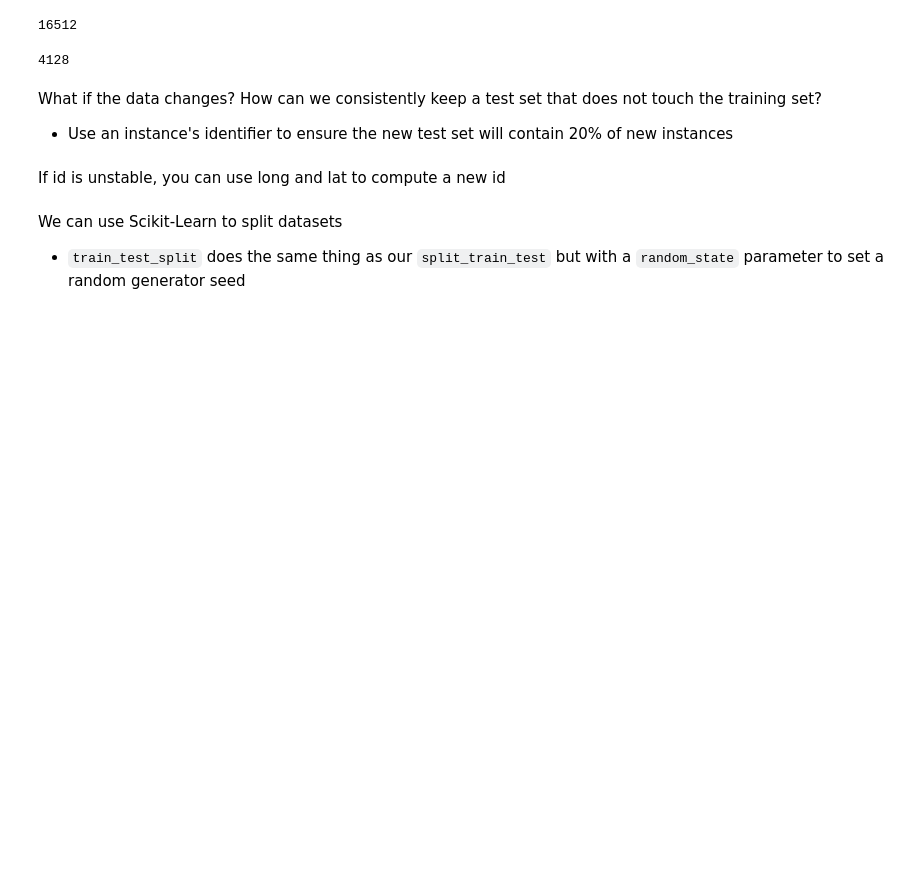
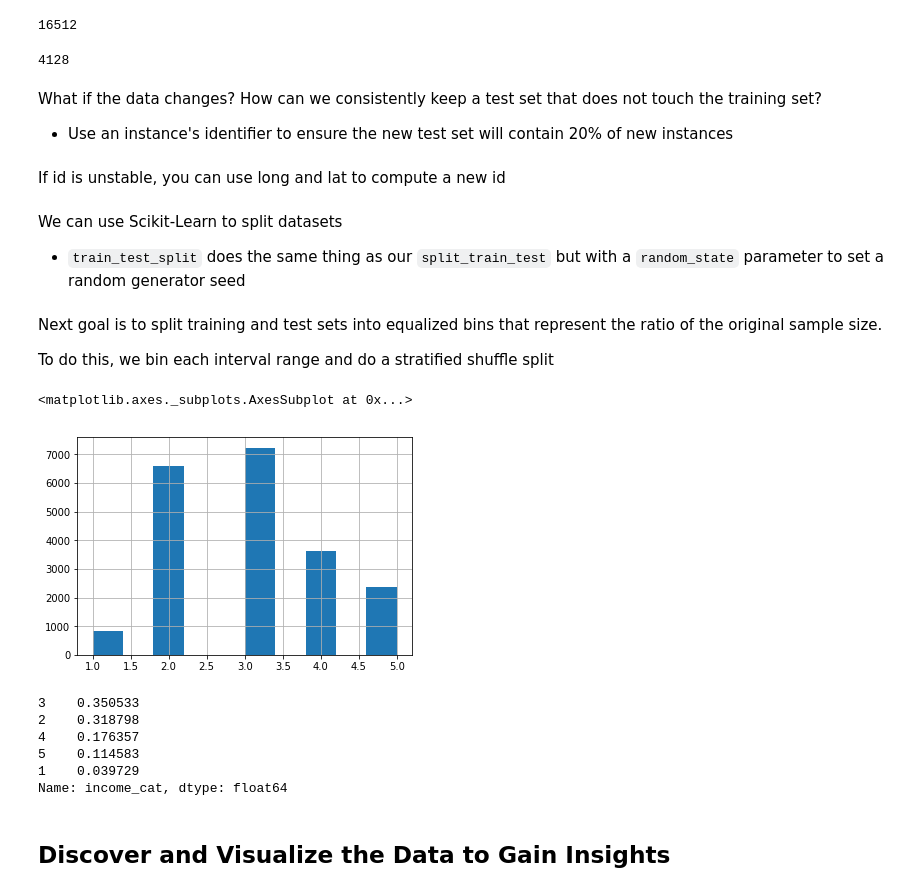
Before and after one commit to shaun-jacks/book-notes, a Jupyter notebook: handson-ml-with-scikit-keras-tensorflow-2nd-ed/ml/Handson-ML-CH1.ipynb, the cells around one changed output. Saved outputs shown, nothing was run; the diff lists cells and outputs as text; code cells hidden in the pictures; blank space fills up the shorter version.

```diff
--- a/handson-ml-with-scikit-keras-tensorflow-2nd-ed/ml/Handson-ML-CH1.ipynb
+++ b/handson-ml-with-scikit-keras-tensorflow-2nd-ed/ml/Handson-ML-CH1.ipynb
@@ -130,3 +138,15 @@ We can use Scikit-Learn to split datasets
 from sklearn.model_selection import train_test_split
 
 train_set, test_set = train_test_split(housing, test_size=0.2, random_state=42)
+# %% [markdown]
+Next goal is to split training and test sets into equalized bins that represent the ratio of the original sample size.
+
+To do this, we bin each interval range and do a stratified shuffle split
+# %%
+housing['income_cat'] = pd.cut(housing['median_income'],
+                               bins=[0., 1.5, 3., 4.5, 6., np.inf],
+                               labels=[1, 2, 3, 4, 5])
+housing['income_cat'].hist()
+# %% [output]
+<matplotlib.axes._subplots.AxesSubplot at 0x...>
+[figure, added]
@@ -132,0 +160,10 @@ train_set, test_set = train_test_split(housing, test_size=0.2, random_state=42)
+# %%
+# test to see if worked
+strat_test_set['income_cat'].value_counts() / len(strat_test_set)
+# %% [output]
+3    0.350533
+2    0.318798
+4    0.176357
+5    0.114583
+1    0.039729
+Name: income_cat, dtype: float64
@@ -132,0 +173,2 @@ train_set, test_set = train_test_split(housing, test_size=0.2, random_state=42)
+# %% [markdown]
+## Discover and Visualize the Data to Gain Insights
```
Also changed, not shown: parts of 28 cells of this notebook.
